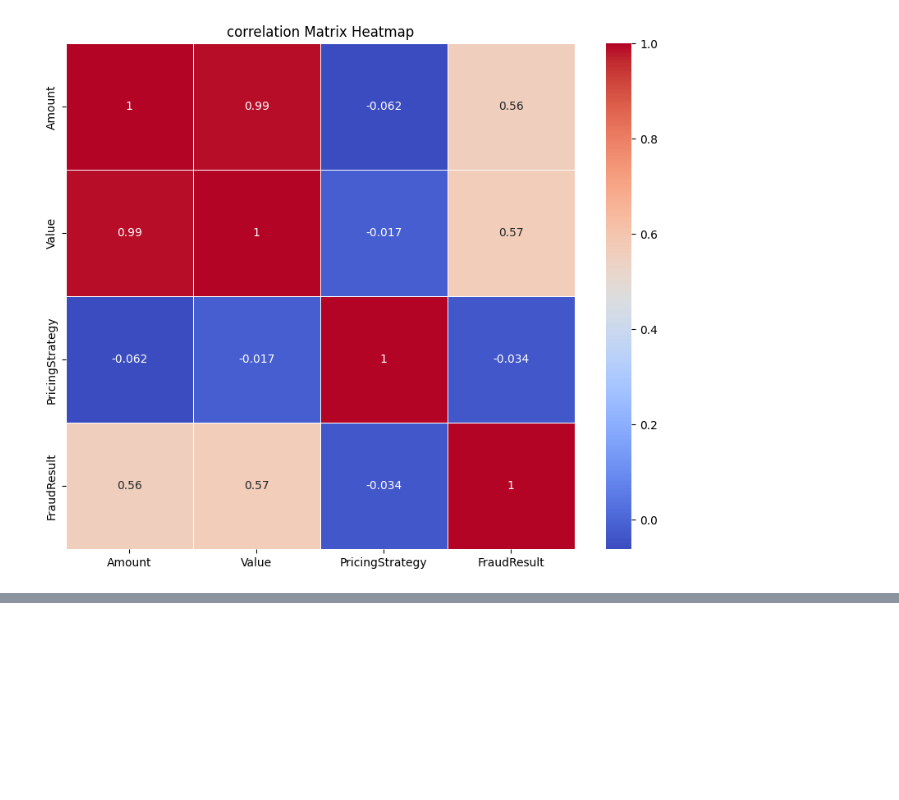
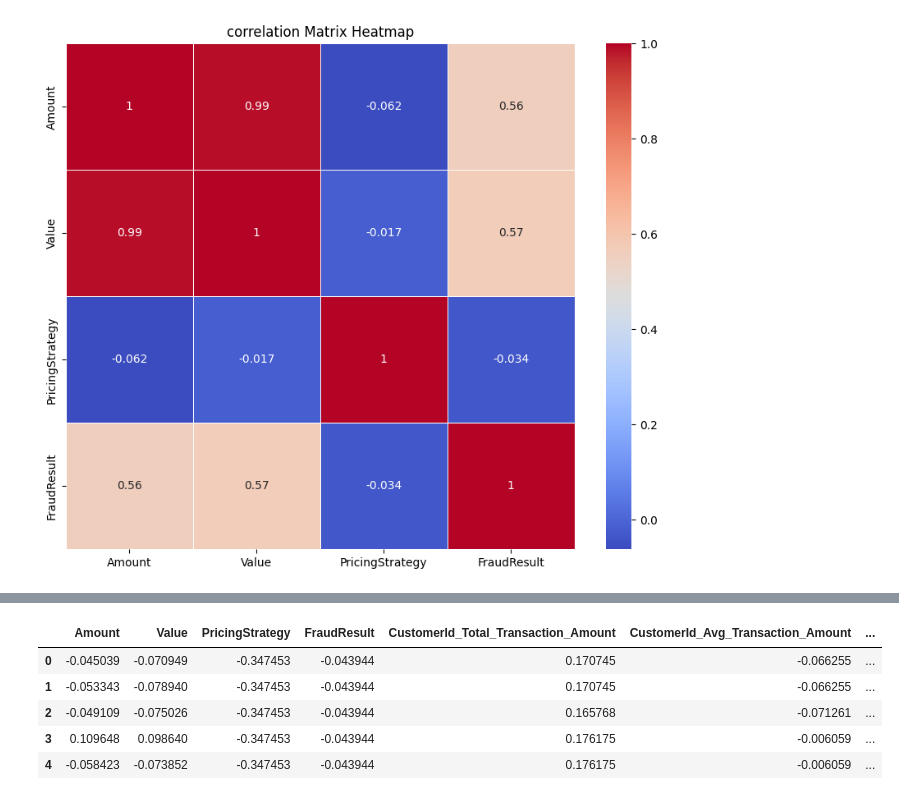
Before and after one commit to Ephrem0001/Credit-Scoring-Model-for-Bati-Bank-s-Buy-Now-Pay-Later-Service, a Jupyter notebook: notebooks/EDA.ipynb, the cells around one changed output, grey strips where cells are left out. Saved outputs shown, nothing was run; the diff lists cells and outputs as text; code cells hidden in the pictures; blank space fills up the shorter version.

```diff
--- a/notebooks/EDA.ipynb
+++ b/notebooks/EDA.ipynb
@@ -144,0 +303,25 @@ plt.show()
+# %%
+from sklearn.preprocessing import StandardScaler
+columns_to_standardize = ['Amount', 'Value', 'PricingStrategy', 'FraudResult',
+                          'CustomerId_Total_Transaction_Amount',
+                          'CustomerId_Avg_Transaction_Amount', 'CustomerId_Transaction_Count',
+                          'CustomerId_Transaction_std', 'Transaction_Hour', 'Transaction_day',
+                          'Transaction_month', 'Transaction_year', 'ChannelId_Encoded',
+                          'TransactionId_Encoded', 'BatchId_Encoded', 'AccountId_Encoded',
+                          'SubscriptionId_Encoded', 'CustomerId_Encoded', 'CurrencyCode_Encoded',
+                          'ProductCategory_Encoded', 'ProviderId_Encoded']
+# Initialize the StandardScaler
+scaler = StandardScaler()
+
+# Apply the scaler to the selected columns
+df[columns_to_standardize] = scaler.fit_transform(df[columns_to_standardize])
+
+# Display the standardized dataframe
+df.head()
+# %% [output]
+|  | Amount | Value | PricingStrategy | FraudResult | CustomerId_Total_Transaction_Amount | CustomerId_Avg_Transaction_Amount | ... |
+| 0 | -0.045039 | -0.070949 | -0.347453 | -0.043944 | 0.170745 | -0.066255 | ... |
+| 1 | -0.053343 | -0.078940 | -0.347453 | -0.043944 | 0.170745 | -0.066255 | ... |
+| 2 | -0.049109 | -0.075026 | -0.347453 | -0.043944 | 0.165768 | -0.071261 | ... |
+| 3 | 0.109648 | 0.098640 | -0.347453 | -0.043944 | 0.176175 | -0.006059 | ... |
+| 4 | -0.058423 | -0.073852 | -0.347453 | -0.043944 | 0.176175 | -0.006059 | ... |
```
Also changed, not shown: parts of 12 cells of this notebook.
